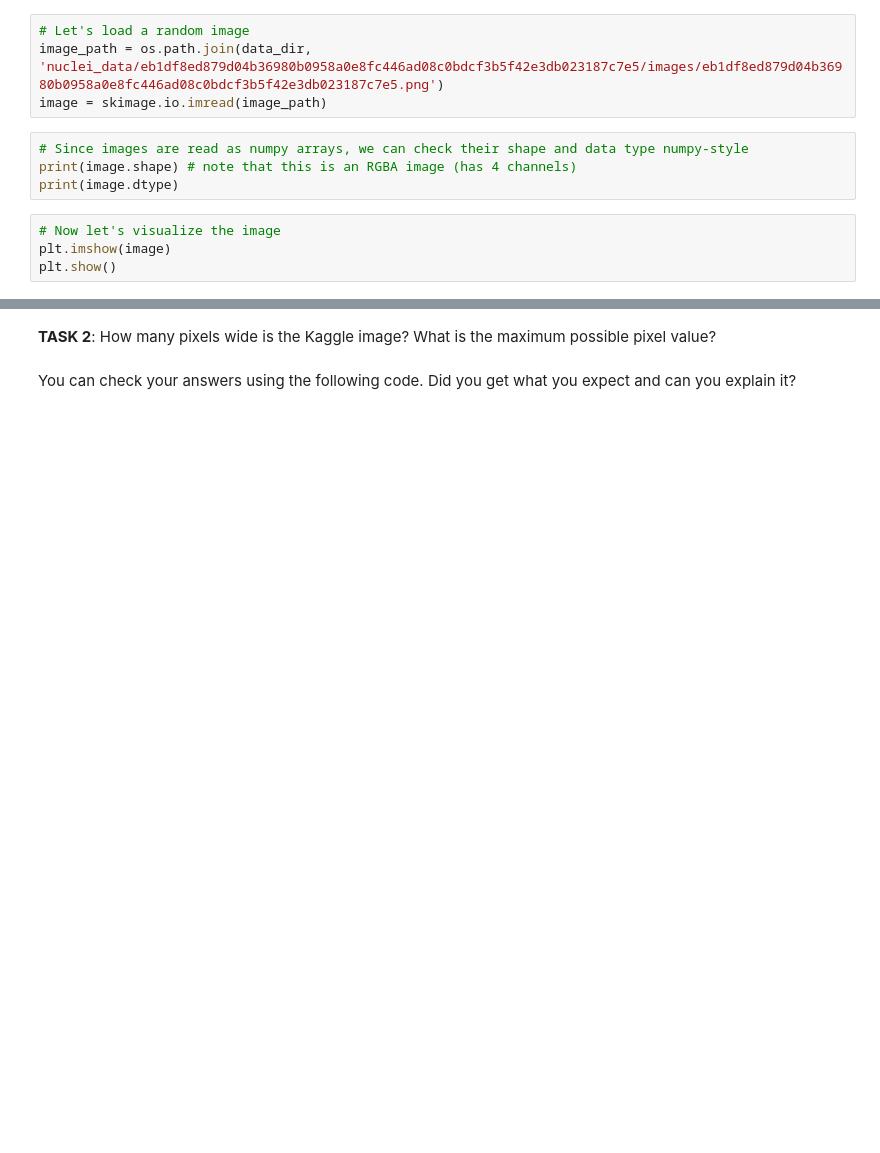
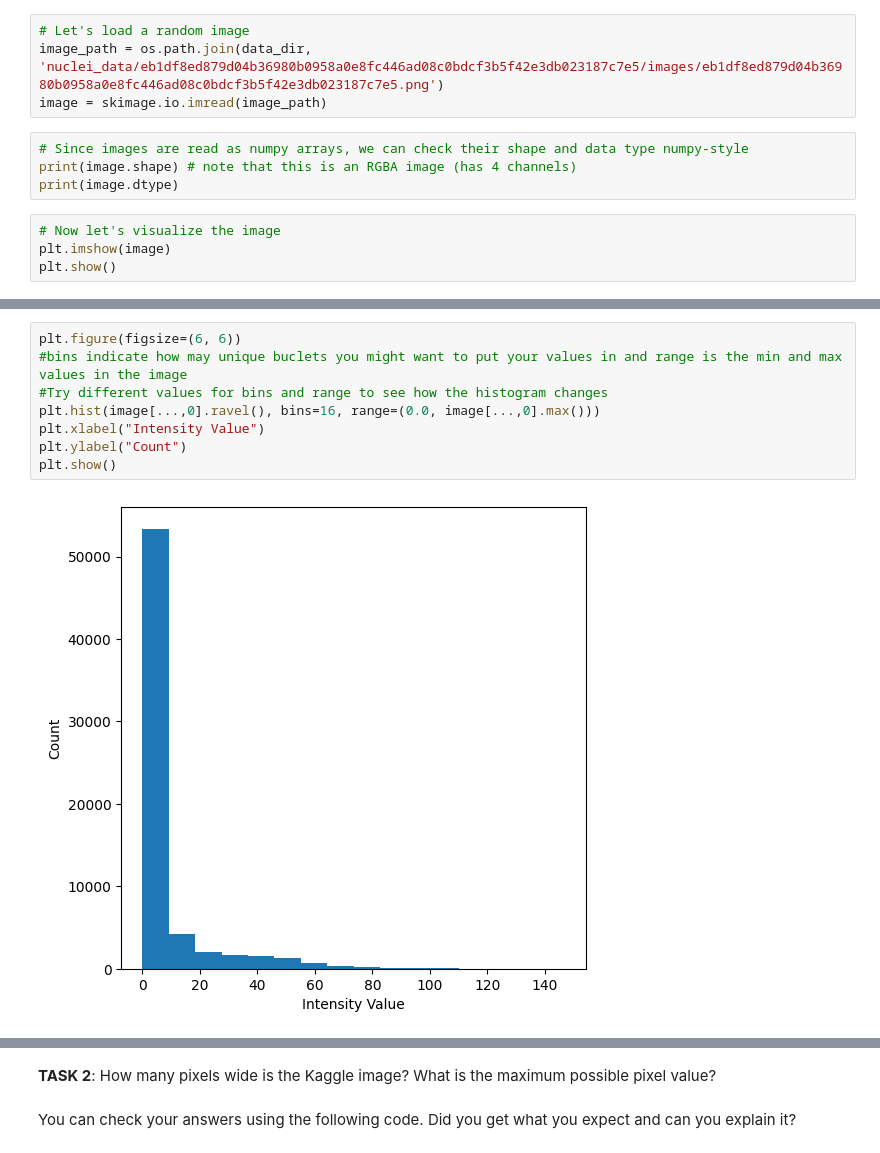
Before and after one commit to rayanirban/DL4MIA_Pre-course_Webinar, a Jupyter notebook: notebooks/1_Intro_to_Image_Analysis.ipynb, the cells around one changed output, grey strips where cells are left out. Drawn from its saved outputs; the diff is of its cells as text; blank space fills up the shorter version.

```diff
--- a/notebooks/1_Intro_to_Image_Analysis.ipynb
+++ b/notebooks/1_Intro_to_Image_Analysis.ipynb
@@ -89,0 +132,10 @@ plt.show()
+# %%
+plt.figure(figsize=(6, 6))
+#bins indicate how may unique buclets you might want to put your values in and range is the min and max values in the image
+#Try different values for bins and range to see how the histogram changes
+plt.hist(image[...,0].ravel(), bins=16, range=(0.0, image[...,0].max()))
+plt.xlabel("Intensity Value")
+plt.ylabel("Count")
+plt.show()
+# %% [output]
+[figure, added]
```
Also changed, not shown: parts of 24 cells of this notebook, 1 other file.
